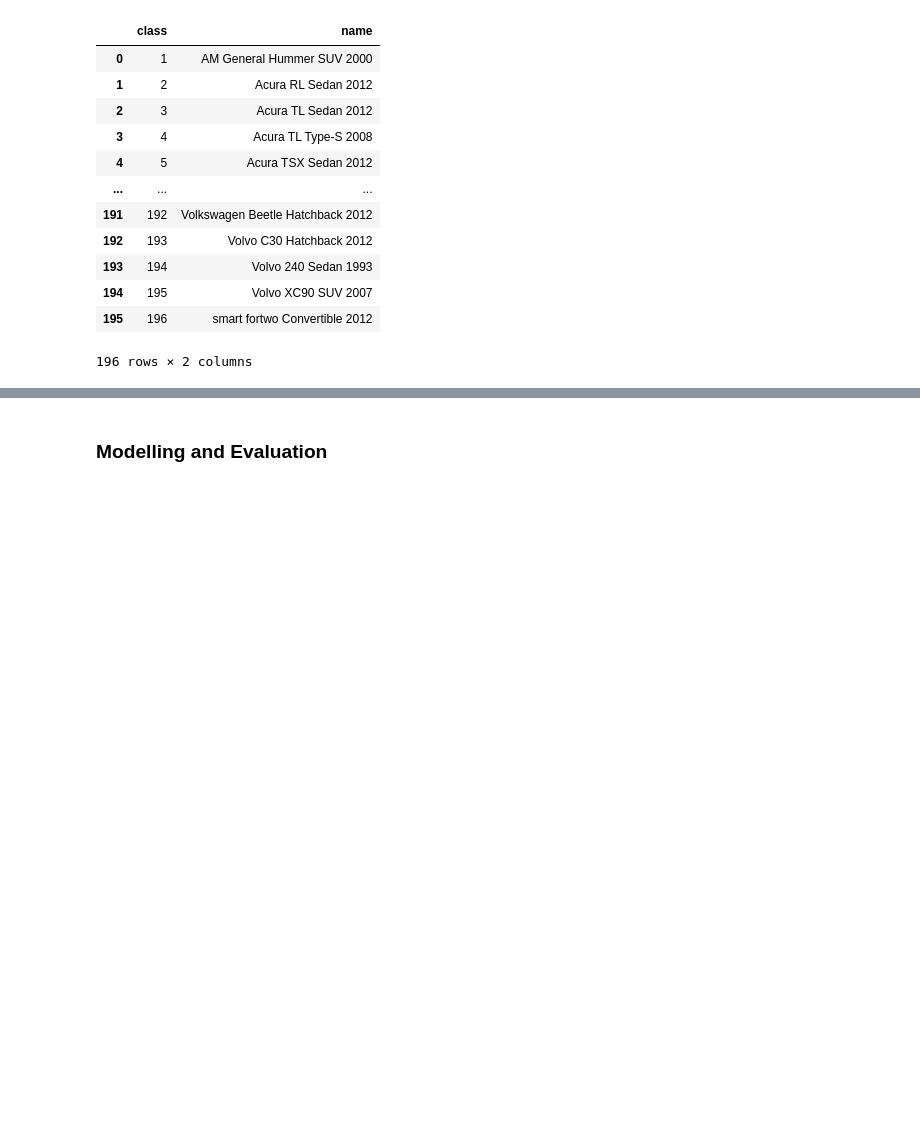
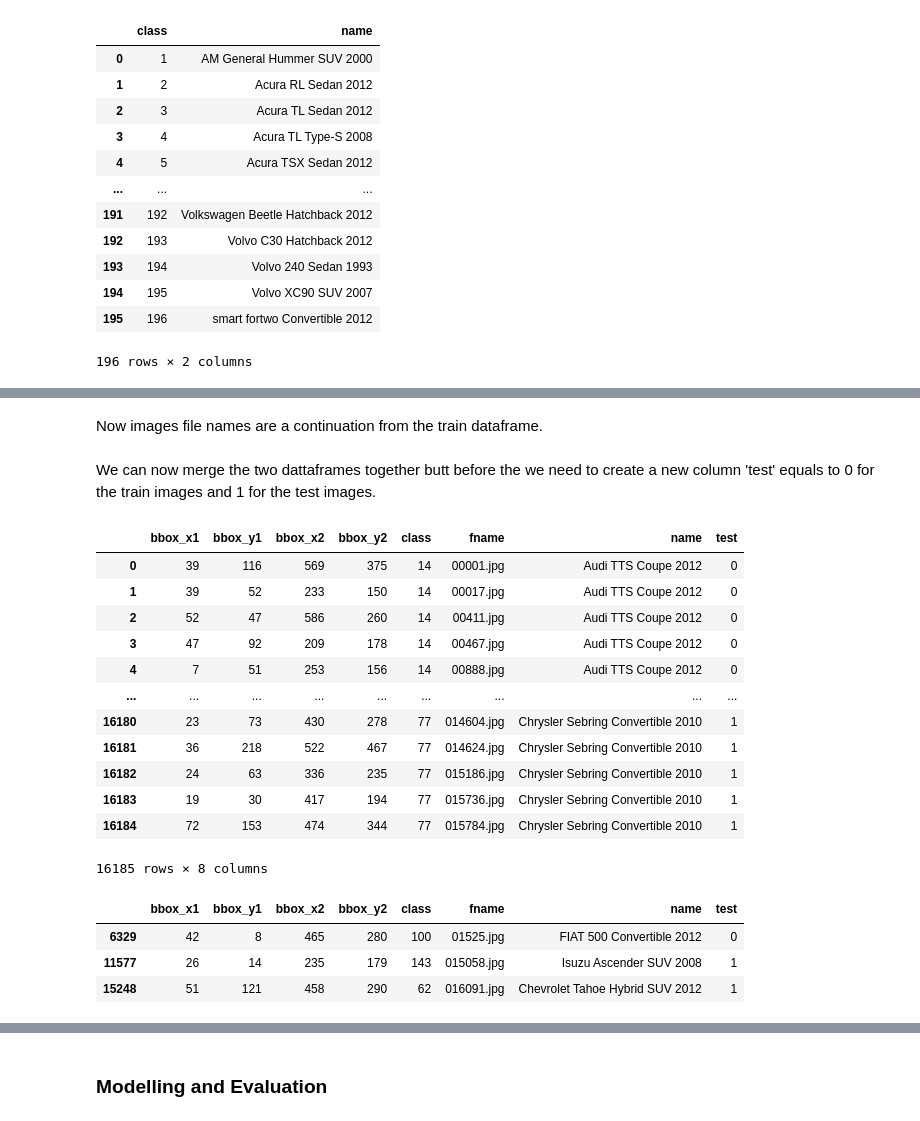
Before and after one commit to osama-sidahmed/stanford_cars_computer_vision, a Jupyter notebook: stanford_cars_CNN.ipynb, the cells around one changed output, grey strips where cells are left out. Saved outputs shown, nothing was run; the diff lists cells and outputs as text; code cells hidden in the pictures; blank space fills up the shorter version.

```diff
--- a/stanford_cars_CNN.ipynb
+++ b/stanford_cars_CNN.ipynb
@@ -187,0 +255,3 @@ df_classes
+# %%
+df_train_info = df_train_bounding_box.merge(df_classes, left_on='class', right_on='class')
+df_train_info.sample(5)
@@ -187,0 +265,4 @@ df_classes
+# %%
+# do the same for the test data
+df_test_info = df_test_bounding_box.merge(df_classes, left_on='class', right_on='class')
+df_test_info.sample(5)
@@ -187,0 +329,7 @@ df_classes
+# %%
+# 1. rename the images in the test dataframe to continue in order after the train images names
+# what is the name of the last image in the train dataframe?
+df_train_info['fname'].tail()
+# 08140.jpg
+
+df_test_info['fname'] = df_test_info.apply(lambda x: ('0' + (df_test_info['fname'].str.replace('.jpg', '').astype(int) + 8140).astype(str) + '.jpg'))
@@ -187,0 +352,2 @@ df_classes
+# %% [markdown]
+Now images file names are a continuation from the train dataframe.
@@ -187,0 +356,31 @@ df_classes
+# %% [markdown]
+We can now merge the two dattaframes together butt before the we need to create a new column 'test' equals to 0 for the train images and 1 for the test images.
+# %%
+# 2. merge the two dateframes while introducing a new column to represent if the image is a train or test (0 or 1)
+df_train_info['test'] = '0'
+df_test_info['test'] = '1'
+
+df_info = pd.concat([df_train_info,df_test_info],ignore_index=True)
+# %%
+df_info
+# %% [output]
+|  | bbox_x1 | bbox_y1 | bbox_x2 | bbox_y2 | class | fname | name | test |
+| 0 | 39 | 116 | 569 | 375 | 14 | 00001.jpg | Audi TTS Coupe 2012 | 0 |
+| 1 | 39 | 52 | 233 | 150 | 14 | 00017.jpg | Audi TTS Coupe 2012 | 0 |
+| 2 | 52 | 47 | 586 | 260 | 14 | 00411.jpg | Audi TTS Coupe 2012 | 0 |
+| 3 | 47 | 92 | 209 | 178 | 14 | 00467.jpg | Audi TTS Coupe 2012 | 0 |
+| 4 | 7 | 51 | 253 | 156 | 14 | 00888.jpg | Audi TTS Coupe 2012 | 0 |
+| ... | ... | ... | ... | ... | ... | ... | ... | ... |
+| 16180 | 23 | 73 | 430 | 278 | 77 | 014604.jpg | Chrysler Sebring Convertible 2010 | 1 |
+| 16181 | 36 | 218 | 522 | 467 | 77 | 014624.jpg | Chrysler Sebring Convertible 2010 | 1 |
+| 16182 | 24 | 63 | 336 | 235 | 77 | 015186.jpg | Chrysler Sebring Convertible 2010 | 1 |
+| 16183 | 19 | 30 | 417 | 194 | 77 | 015736.jpg | Chrysler Sebring Convertible 2010 | 1 |
+| 16184 | 72 | 153 | 474 | 344 | 77 | 015784.jpg | Chrysler Sebring Convertible 2010 | 1 |
+16185 rows × 8 columns
+# %%
+df_info.sample(3)
+# %% [output]
+|  | bbox_x1 | bbox_y1 | bbox_x2 | bbox_y2 | class | fname | name | test |
+| 6329 | 42 | 8 | 465 | 280 | 100 | 01525.jpg | FIAT 500 Convertible 2012 | 0 |
+| 11577 | 26 | 14 | 235 | 179 | 143 | 015058.jpg | Isuzu Ascender SUV 2008 | 1 |
+| 15248 | 51 | 121 | 458 | 290 | 62 | 016091.jpg | Chevrolet Tahoe Hybrid SUV 2012 | 1 |
```
Also changed, not shown: parts of 50 cells of this notebook, 1 other file.
